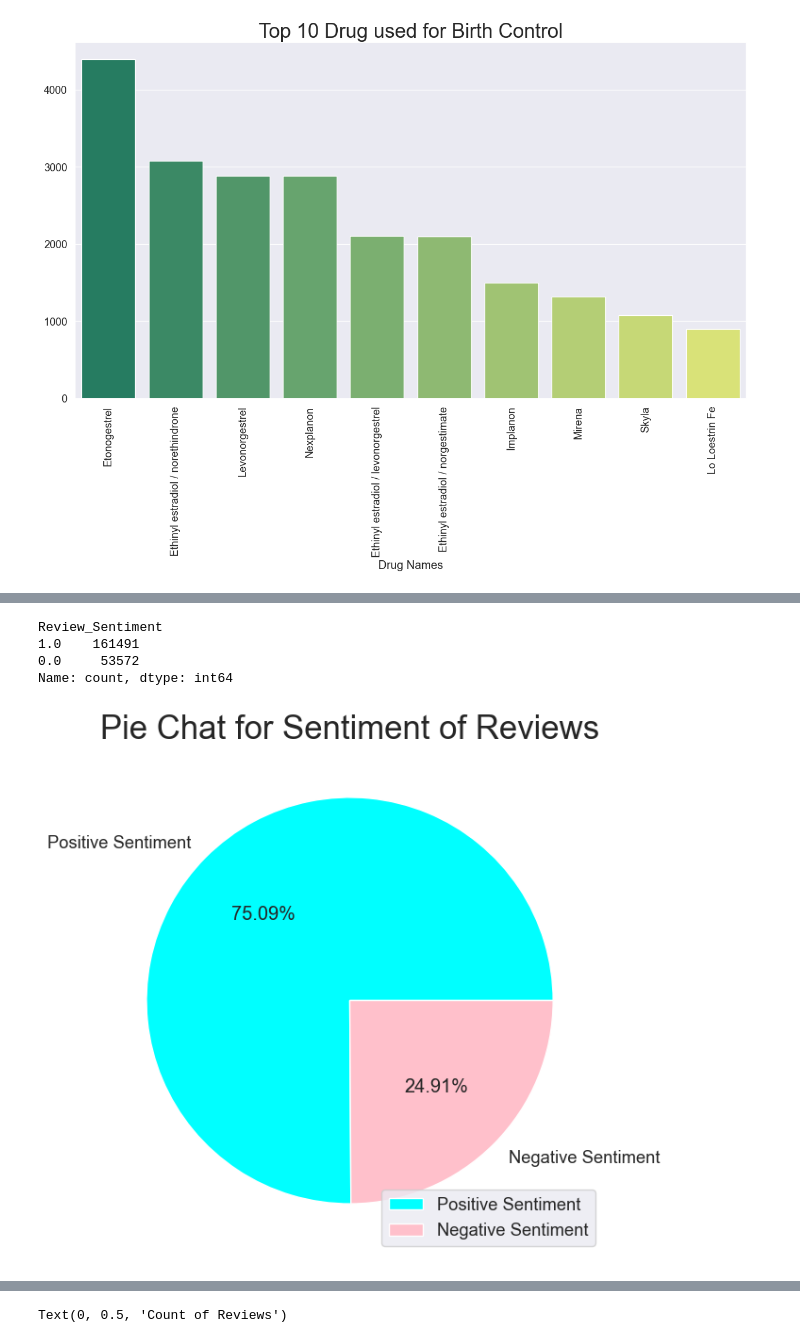
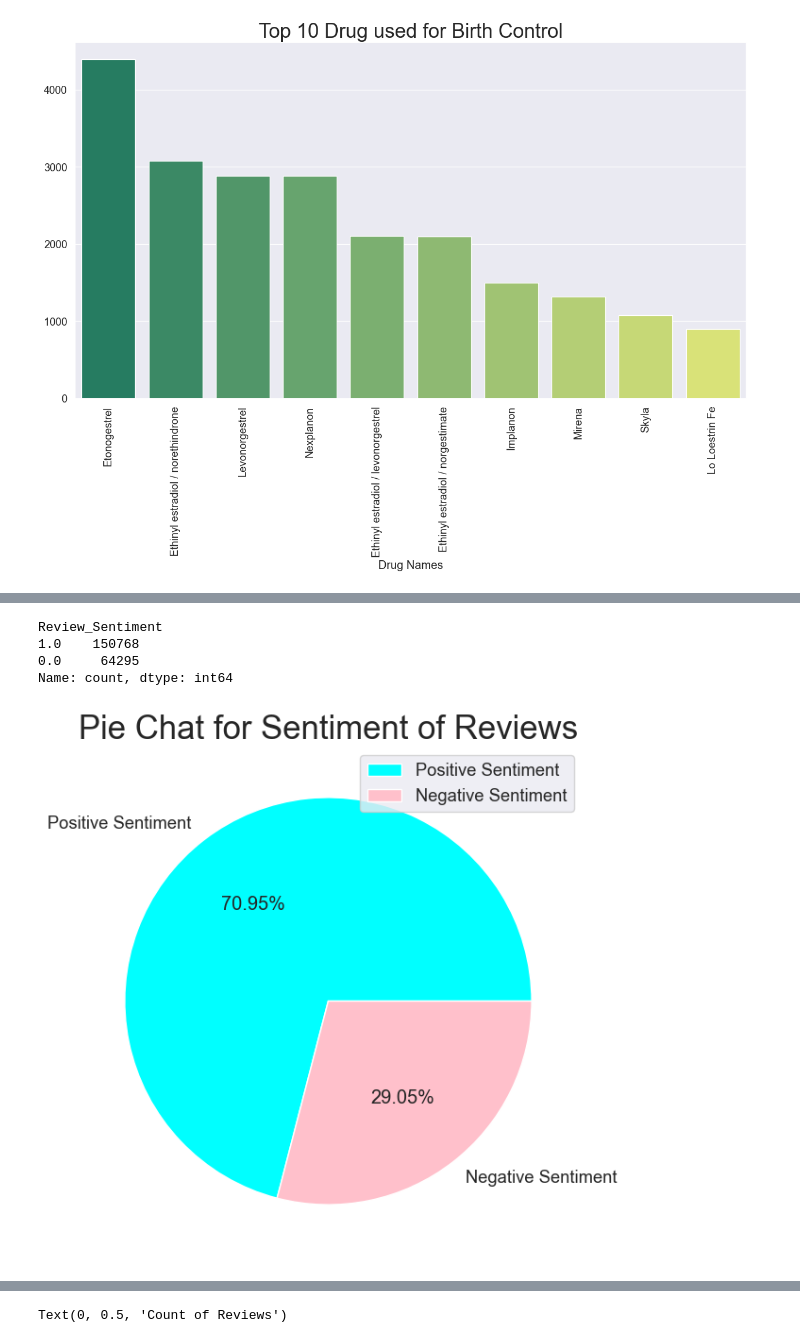
Before and after one commit to ankushmallick1100/Sentiment-Analysis-for-drug-reviews-tweets, a Jupyter notebook: sentiment_analysis_for_drug_reviews.ipynb, the cells around one changed output, grey strips where cells are left out. Cells and saved outputs as stored; diff of their text form; code cells hidden in the pictures.

```diff
--- a/sentiment_analysis_for_drug_reviews.ipynb
+++ b/sentiment_analysis_for_drug_reviews.ipynb
@@ -297,29 +297,29 @@ plt.show()
 # %%
 # Creating a new column Review_Sentiment
-data.loc[(data['rating'] >= 5), 'Review_Sentiment'] = 1
-data.loc[(data['rating'] < 5), 'Review_Sentiment'] = 0
+data.loc[(data['rating'] > 5), 'Review_Sentiment'] = 1
+data.loc[(data['rating'] <= 5), 'Review_Sentiment'] = 0
 
 data['Review_Sentiment'].value_counts()
 # %% [output]
 Review_Sentiment
-1.0    161491
-0.0     53572
+1.0    150768
+0.0     64295
 Name: count, dtype: int64
 # %%
 # Pie Chat for Sentiment of Reviews
-size = [161491, 53572]
+size = [157068, 64295]
 colors = ['cyan', 'pink']
 labels = "Positive Sentiment", "Negative Sentiment"
 explode = [0, 0]
 
 plt.rcParams['figure.figsize'] = (7, 7)
 plt.pie(size, colors = colors, labels = labels, explode = explode, autopct = '%.2f%%')
 plt.axis('off')
 plt.title('Pie Chat for Sentiment of Reviews', fontsize = 25)
 plt.legend()
 plt.show()
 # %% [output]
-[figure, old version]
+[figure, new version]
 # %%
 # Word Cloud for Positive Sentiments
 from wordcloud import WordCloud
```
Also changed, not shown: parts of 10 cells of this notebook, 5 other files.
